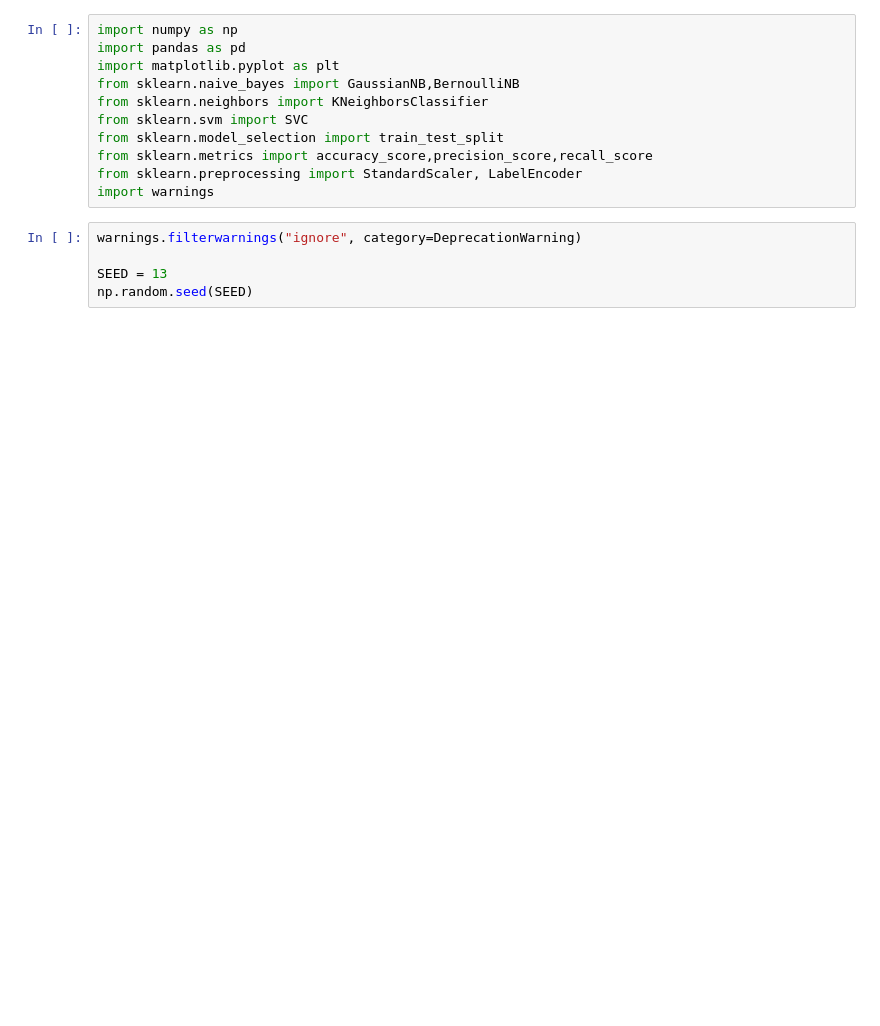
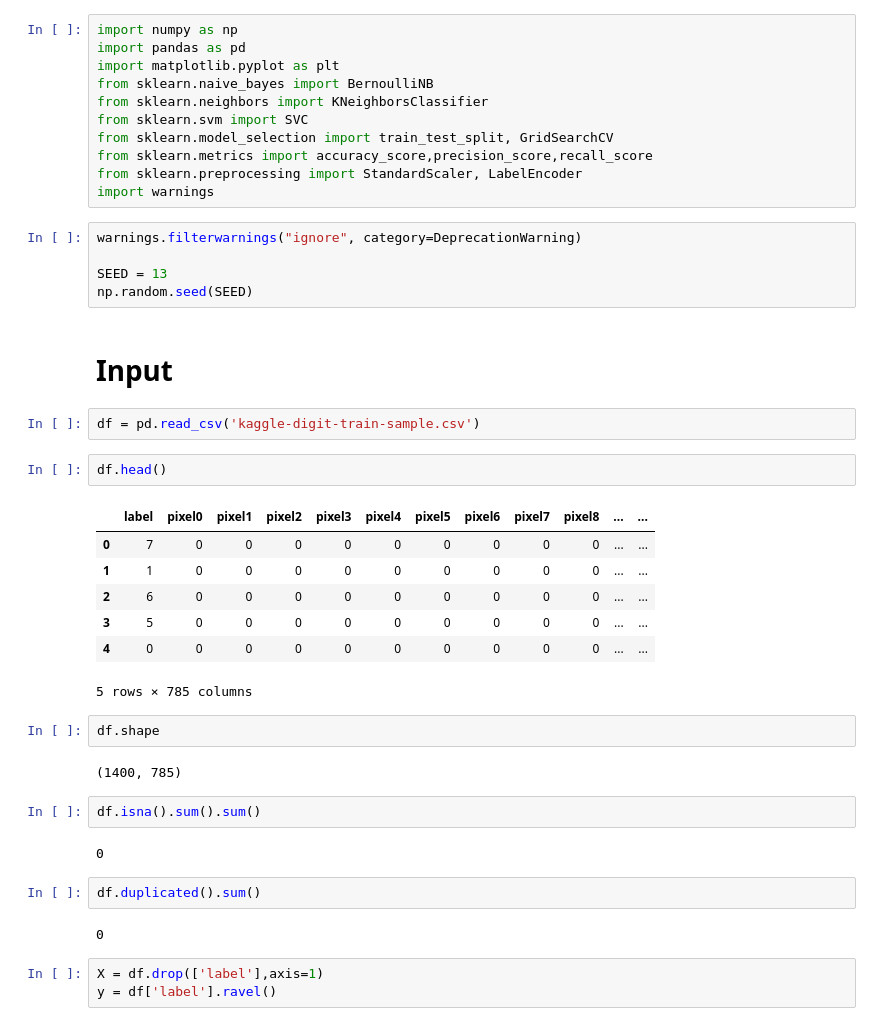
Before and after one commit to deshwalmahesh/Kaggle-Digits-Classification, a Jupyter notebook: Solution.ipynb, the cells around one changed output. Drawn from its saved outputs; the diff is of its cells as text; blank space fills up the shorter version.

```diff
--- a/Solution.ipynb
+++ b/Solution.ipynb
@@ -2,10 +2,10 @@
 import numpy as np
 import pandas as pd
 import matplotlib.pyplot as plt
-from sklearn.naive_bayes import GaussianNB,BernoulliNB
+from sklearn.naive_bayes import BernoulliNB
 from sklearn.neighbors import KNeighborsClassifier
 from sklearn.svm import SVC
-from sklearn.model_selection import train_test_split
+from sklearn.model_selection import train_test_split, GridSearchCV
 from sklearn.metrics import accuracy_score,precision_score,recall_score
 from sklearn.preprocessing import StandardScaler, LabelEncoder
 import warnings
@@ -14,3 +14,32 @@ warnings.filterwarnings("ignore", category=DeprecationWarning)
 
 SEED = 13
 np.random.seed(SEED)
+# %% [markdown]
+# Input
+# %%
+df = pd.read_csv('kaggle-digit-train-sample.csv')
+# %%
+df.head()
+# %% [output]
+|  | label | pixel0 | pixel1 | pixel2 | pixel3 | pixel4 | pixel5 | pixel6 | pixel7 | pixel8 | ... | ... |
+| 0 | 7 | 0 | 0 | 0 | 0 | 0 | 0 | 0 | 0 | 0 | ... | ... |
+| 1 | 1 | 0 | 0 | 0 | 0 | 0 | 0 | 0 | 0 | 0 | ... | ... |
+| 2 | 6 | 0 | 0 | 0 | 0 | 0 | 0 | 0 | 0 | 0 | ... | ... |
+| 3 | 5 | 0 | 0 | 0 | 0 | 0 | 0 | 0 | 0 | 0 | ... | ... |
+| 4 | 0 | 0 | 0 | 0 | 0 | 0 | 0 | 0 | 0 | 0 | ... | ... |
+5 rows × 785 columns
+# %%
+df.shape
+# %% [output]
+(1400, 785)
+# %%
+df.isna().sum().sum()
+# %% [output]
+0
+# %%
+df.duplicated().sum()
+# %% [output]
+0
+# %%
+X = df.drop(['label'],axis=1)
+y = df['label'].ravel()
```
Also changed, not shown: parts of 23 cells of this notebook, 1 other file.
